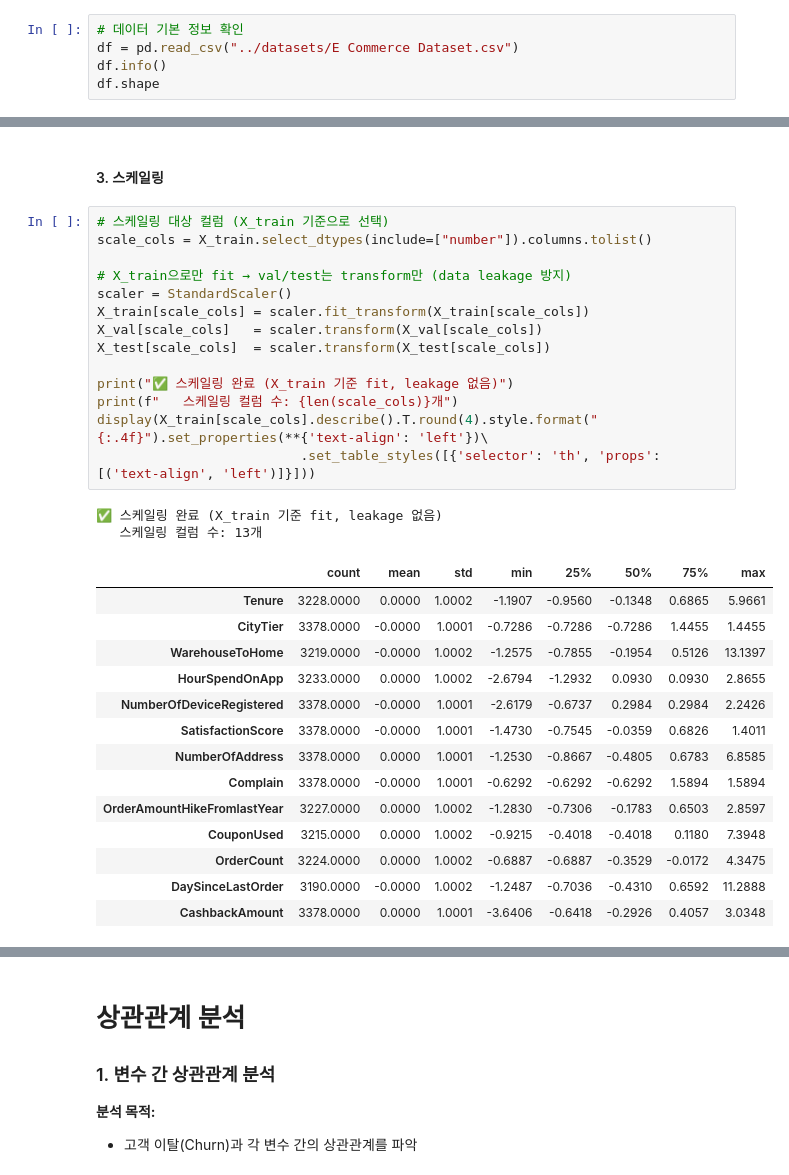
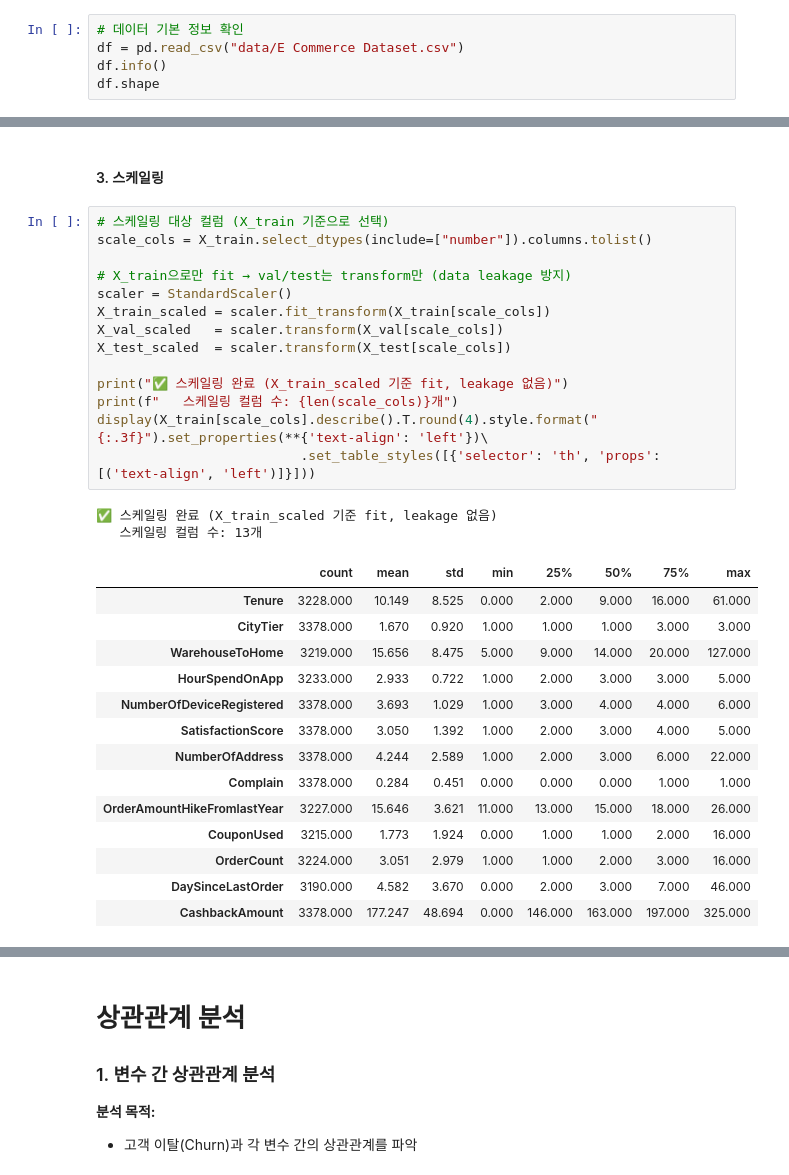
Before and after one commit to SKNETWORKS-FAMILY-AICAMP/SKN28-2nd-4Team, a Jupyter notebook: back_research/전하영/notebooks/Preprocessing.ipynb, the cells around one changed output, grey strips where cells are left out. Cells and saved outputs as stored; diff of their text form.

```diff
--- a/back_research/전하영/notebooks/Preprocessing.ipynb
+++ b/back_research/전하영/notebooks/Preprocessing.ipynb
@@ -69,7 +65,7 @@ print(f"✅ matplotlib {matplotlib.__version__}")
 | 주요 피처 | Tenure, SatisfactionScore, Complain, DaySinceLastOrder, CashbackAmount 등 |
 # %%
 # 데이터 기본 정보 확인
-df = pd.read_csv("../datasets/E Commerce Dataset.csv")
+df = pd.read_csv("data/E Commerce Dataset.csv")
 df.info()
 df.shape
 # %% [output]
@@ -887,31 +900,31 @@ df_encoded.describe().T.style.format("{:.2f}").set_properties(**{'text-align': '
 # %%
 # 스케일링 대상 컬럼 (X_train 기준으로 선택)
 scale_cols = X_train.select_dtypes(include=["number"]).columns.tolist()
 
 # X_train으로만 fit → val/test는 transform만 (data leakage 방지)
 scaler = StandardScaler()
-X_train[scale_cols] = scaler.fit_transform(X_train[scale_cols])
-X_val[scale_cols]   = scaler.transform(X_val[scale_cols])
-X_test[scale_cols]  = scaler.transform(X_test[scale_cols])
+X_train_scaled = scaler.fit_transform(X_train[scale_cols])
+X_val_scaled   = scaler.transform(X_val[scale_cols])
+X_test_scaled  = scaler.transform(X_test[scale_cols])
 
-print("✅ 스케일링 완료 (X_train 기준 fit, leakage 없음)")
+print("✅ 스케일링 완료 (X_train_scaled 기준 fit, leakage 없음)")
 print(f"   스케일링 컬럼 수: {len(scale_cols)}개")
-display(X_train[scale_cols].describe().T.round(4).style.format("{:.4f}").set_properties(**{'text-align': 'left'})\
+display(X_train[scale_cols].describe().T.round(4).style.format("{:.3f}").set_properties(**{'text-align': 'left'})\
                           .set_table_styles([{'selector': 'th', 'props': [('text-align', 'left')]}]))
 # %% [output]
-✅ 스케일링 완료 (X_train 기준 fit, leakage 없음)
+✅ 스케일링 완료 (X_train_scaled 기준 fit, leakage 없음)
    스케일링 컬럼 수: 13개
 |  | count | mean | std | min | 25% | 50% | 75% | max |
-| Tenure | 3228.0000 | 0.0000 | 1.0002 | -1.1907 | -0.9560 | -0.1348 | 0.6865 | 5.9661 |
-| CityTier | 3378.0000 | -0.0000 | 1.0001 | -0.7286 | -0.7286 | -0.7286 | 1.4455 | 1.4455 |
-| WarehouseToHome | 3219.0000 | -0.0000 | 1.0002 | -1.2575 | -0.7855 | -0.1954 | 0.5126 | 13.1397 |
-| HourSpendOnApp | 3233.0000 | 0.0000 | 1.0002 | -2.6794 | -1.2932 | 0.0930 | 0.0930 | 2.8655 |
-| NumberOfDeviceRegistered | 3378.0000 | -0.0000 | 1.0001 | -2.6179 | -0.6737 | 0.2984 | 0.2984 | 2.2426 |
-| SatisfactionScore | 3378.0000 | -0.0000 | 1.0001 | -1.4730 | -0.7545 | -0.0359 | 0.6826 | 1.4011 |
-| NumberOfAddress | 3378.0000 | 0.0000 | 1.0001 | -1.2530 | -0.8667 | -0.4805 | 0.6783 | 6.8585 |
-| Complain | 3378.0000 | -0.0000 | 1.0001 | -0.6292 | -0.6292 | -0.6292 | 1.5894 | 1.5894 |
-| OrderAmountHikeFromlastYear | 3227.0000 | 0.0000 | 1.0002 | -1.2830 | -0.7306 | -0.1783 | 0.6503 | 2.8597 |
-| CouponUsed | 3215.0000 | 0.0000 | 1.0002 | -0.9215 | -0.4018 | -0.4018 | 0.1180 | 7.3948 |
-| OrderCount | 3224.0000 | 0.0000 | 1.0002 | -0.6887 | -0.6887 | -0.3529 | -0.0172 | 4.3475 |
-| DaySinceLastOrder | 3190.0000 | -0.0000 | 1.0002 | -1.2487 | -0.7036 | -0.4310 | 0.6592 | 11.2888 |
-| CashbackAmount | 3378.0000 | 0.0000 | 1.0001 | -3.6406 | -0.6418 | -0.2926 | 0.4057 | 3.0348 |
+| Tenure | 3228.000 | 10.149 | 8.525 | 0.000 | 2.000 | 9.000 | 16.000 | 61.000 |
+| CityTier | 3378.000 | 1.670 | 0.920 | 1.000 | 1.000 | 1.000 | 3.000 | 3.000 |
+| WarehouseToHome | 3219.000 | 15.656 | 8.475 | 5.000 | 9.000 | 14.000 | 20.000 | 127.000 |
+| HourSpendOnApp | 3233.000 | 2.933 | 0.722 | 1.000 | 2.000 | 3.000 | 3.000 | 5.000 |
+| NumberOfDeviceRegistered | 3378.000 | 3.693 | 1.029 | 1.000 | 3.000 | 4.000 | 4.000 | 6.000 |
+| SatisfactionScore | 3378.000 | 3.050 | 1.392 | 1.000 | 2.000 | 3.000 | 4.000 | 5.000 |
+| NumberOfAddress | 3378.000 | 4.244 | 2.589 | 1.000 | 2.000 | 3.000 | 6.000 | 22.000 |
+| Complain | 3378.000 | 0.284 | 0.451 | 0.000 | 0.000 | 0.000 | 1.000 | 1.000 |
+| OrderAmountHikeFromlastYear | 3227.000 | 15.646 | 3.621 | 11.000 | 13.000 | 15.000 | 18.000 | 26.000 |
+| CouponUsed | 3215.000 | 1.773 | 1.924 | 0.000 | 1.000 | 1.000 | 2.000 | 16.000 |
+| OrderCount | 3224.000 | 3.051 | 2.979 | 1.000 | 1.000 | 2.000 | 3.000 | 16.000 |
+| DaySinceLastOrder | 3190.000 | 4.582 | 3.670 | 0.000 | 2.000 | 3.000 | 7.000 | 46.000 |
+| CashbackAmount | 3378.000 | 177.247 | 48.694 | 0.000 | 146.000 | 163.000 | 197.000 | 325.000 |
```
Also changed, not shown: parts of 21 cells of this notebook.
